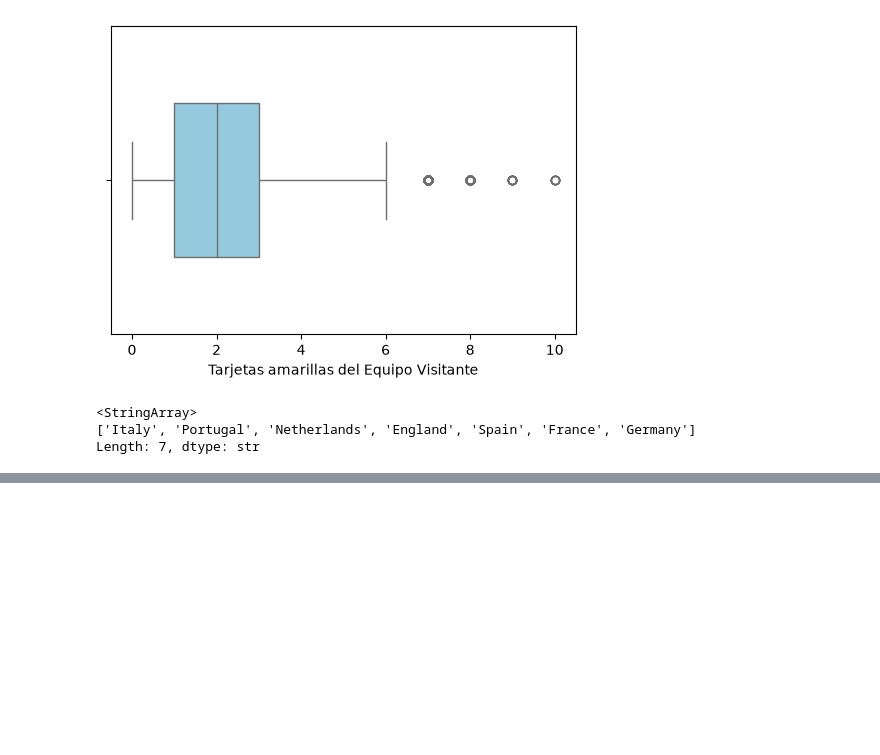
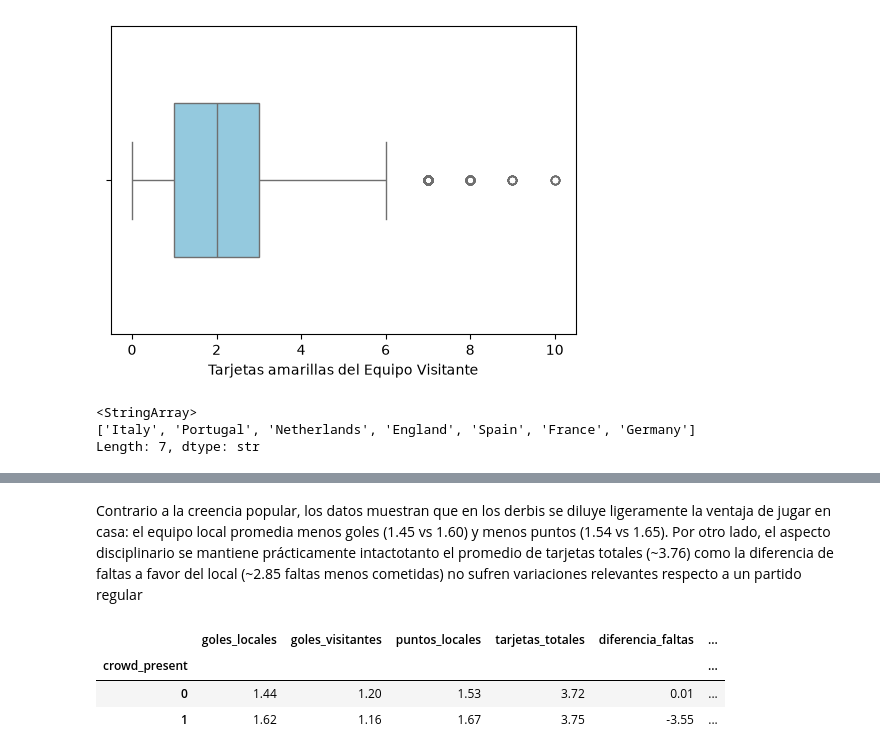
Before and after one commit to JuanjCruzL/La_ventaja_de_ser_local_en_el_futbol, a Jupyter notebook: cuadernos/exploracion_Juan_Jose_Cruz.ipynb, the cells around one changed output, grey strips where cells are left out. Saved outputs shown, nothing was run; the diff lists cells and outputs as text; code cells hidden in the pictures; blank space fills up the shorter version.

```diff
--- a/cuadernos/exploracion_Juan_Jose_Cruz.ipynb
+++ b/cuadernos/exploracion_Juan_Jose_Cruz.ipynb
@@ -165,0 +190,17 @@ df["total_cards"] = (
+# %% [markdown]
+Contrario a la creencia popular, los datos muestran que en los derbis se diluye ligeramente la ventaja de jugar en casa: el equipo local promedia menos goles (1.45 vs 1.60) y menos puntos (1.54 vs 1.65). Por otro lado, el aspecto disciplinario se mantiene prácticamente intactotanto el promedio de tarjetas totales (~3.76) como la diferencia de faltas a favor del local (~2.85 faltas menos cometidas) no sufren variaciones relevantes respecto a un partido regular
+# %%
+Asistencia = df.groupby("crowd_present").agg(
+    goles_locales=("goals_home", "mean"),
+    goles_visitantes=("goals_away", "mean"),
+    puntos_locales=("home_points", "mean"),
+    tarjetas_totales=("total_cards","mean"),
+    diferencia_faltas=("fouls_diff","mean"),
+    sesgo_arbitro=("referee_bias_susceptibility","mean")
+)
+Asistencia.round(2)
+# %% [output]
+|  | goles_locales | goles_visitantes | puntos_locales | tarjetas_totales | diferencia_faltas | ... |
+| crowd_present |  |  |  |  |  | ... |
+| 0 | 1.44 | 1.20 | 1.53 | 3.72 | 0.01 | ... |
+| 1 | 1.62 | 1.16 | 1.67 | 3.75 | -3.55 | ... |
```
Also changed, not shown: parts of 8 cells of this notebook, 1 other file.
